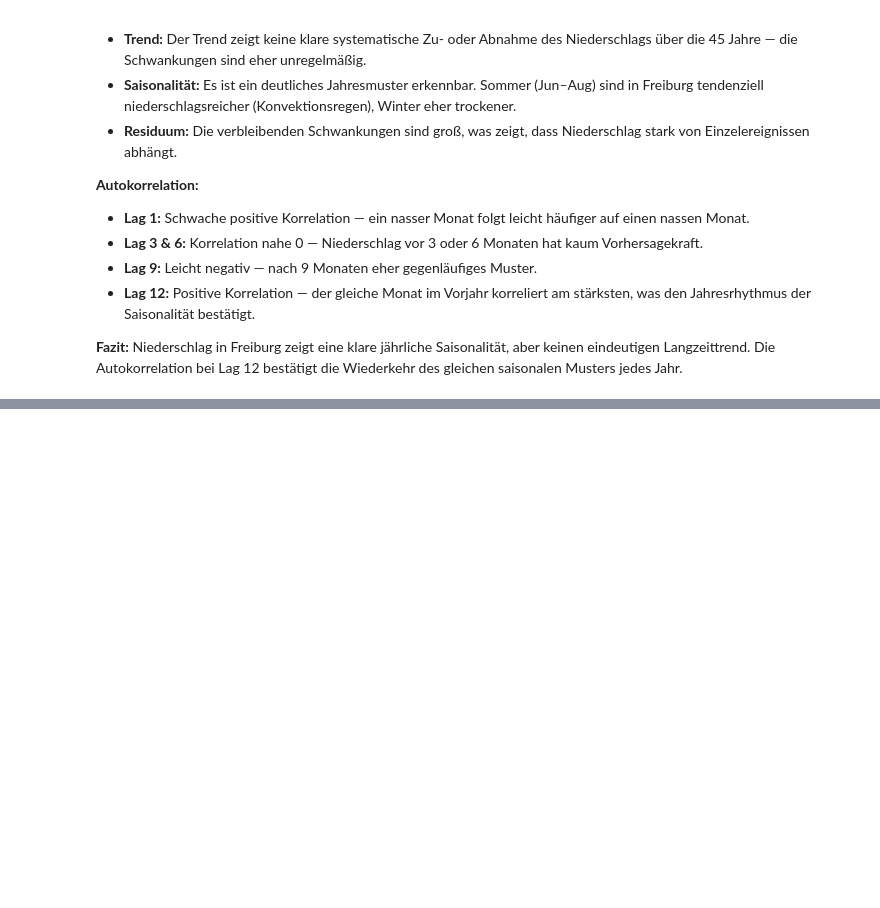
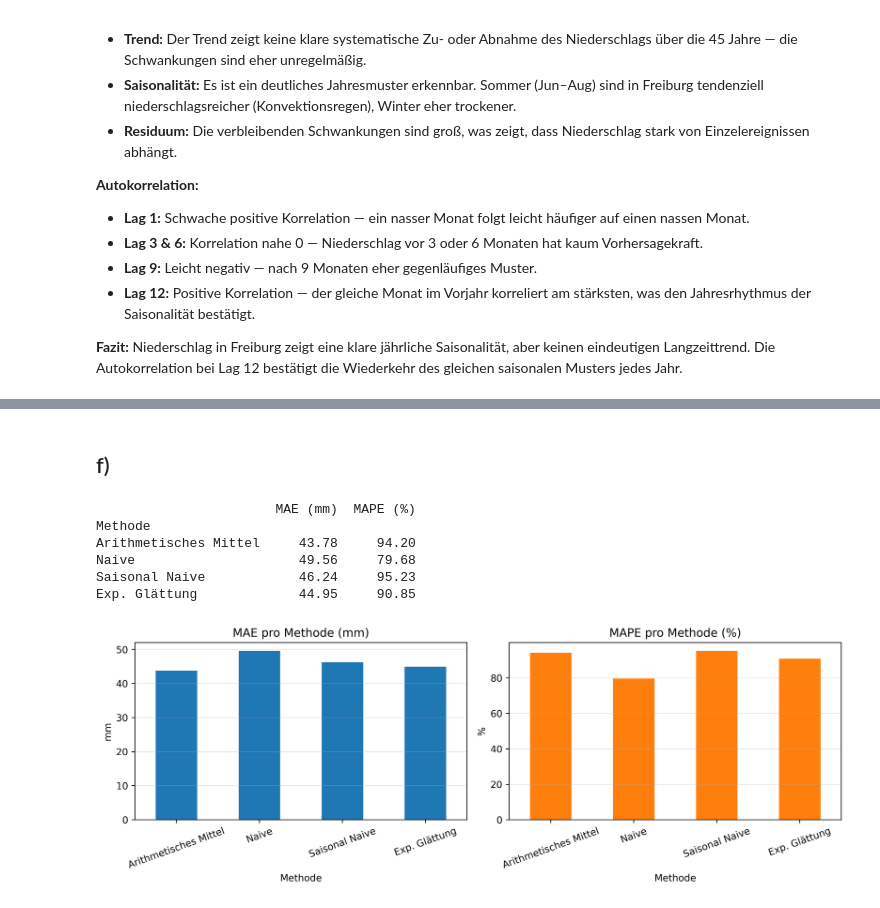
Before and after one commit to hagen-o/Umweltmonitoring-AB3, a Jupyter notebook: AB3_Bearbeitung.ipynb, the cells around one changed output, grey strips where cells are left out. Cells and saved outputs as stored; diff of their text form; code cells hidden in the pictures; blank space fills up the shorter version.

```diff
--- a/AB3_Bearbeitung.ipynb
+++ b/AB3_Bearbeitung.ipynb
@@ -392,0 +452,47 @@ Lag 12: 0.1647
+# %% [markdown]
+## f)
+# %%
+# Hilfsfunktionen für die Fehlermetriken
+def mae(actual, forecast):
+    return np.mean(np.abs(actual.values - forecast.values))
+
+def mape(actual, forecast):
+    return np.mean(np.abs((actual.values - forecast.values) / actual.values)) * 100
+
+# Berechne MAE und MAPE für alle 4 Methoden
+methoden = {
+    'Arithmetisches Mittel': mean_fc,
+    'Naive':                  naive_fc,
+    'Saisonal Naive':         snaive_fc,
+    'Exp. Glättung':          ses_fc,
+}
+
+ergebnisse = []
+for name, fc in methoden.items():
+    ergebnisse.append({'Methode': name, 'MAE (mm)': round(mae(test, fc), 2), 'MAPE (%)': round(mape(test, fc), 2)})
+
+eval_df = pd.DataFrame(ergebnisse).set_index('Methode')
+print(eval_df.to_string())
+
+# Balkendiagramm: MAE und MAPE nebeneinander
+fig, axes = plt.subplots(1, 2, figsize=(11, 4), dpi=500)
+eval_df['MAE (mm)'].plot(kind='bar', ax=axes[0], color='tab:blue', rot=20)
+axes[0].set_title('MAE pro Methode (mm)')
+axes[0].set_ylabel('mm')
+axes[0].grid(axis='y', alpha=0.3)
+
+eval_df['MAPE (%)'].plot(kind='bar', ax=axes[1], color='tab:orange', rot=20)
+axes[1].set_title('MAPE pro Methode (%)')
+axes[1].set_ylabel('%')
+axes[1].grid(axis='y', alpha=0.3)
+
+plt.tight_layout()
+plt.show()
+# %% [output]
+                       MAE (mm)  MAPE (%)
+Methode
+Arithmetisches Mittel     43.78     94.20
+Naive                     49.56     79.68
+Saisonal Naive            46.24     95.23
+Exp. Glättung             44.95     90.85
+[figure, added]
```
Also changed, not shown: parts of 6 cells of this notebook.
